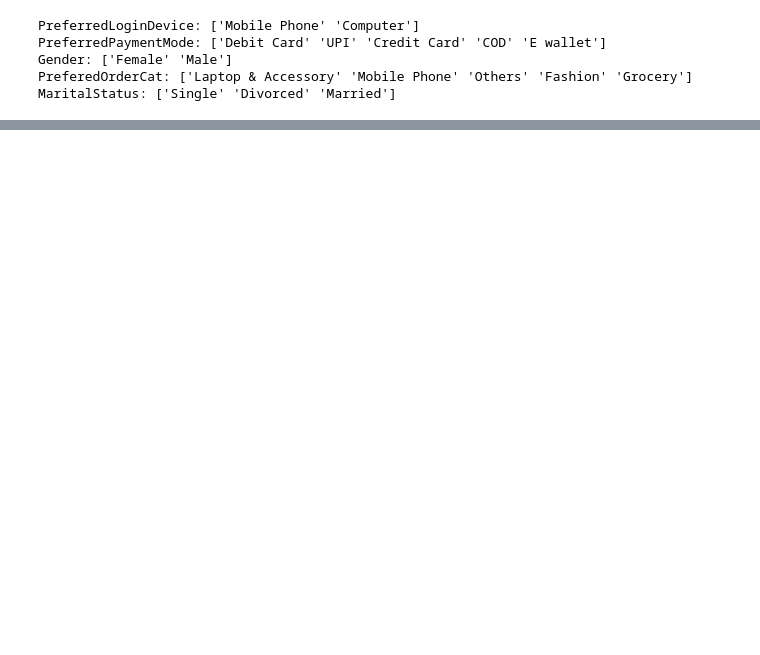
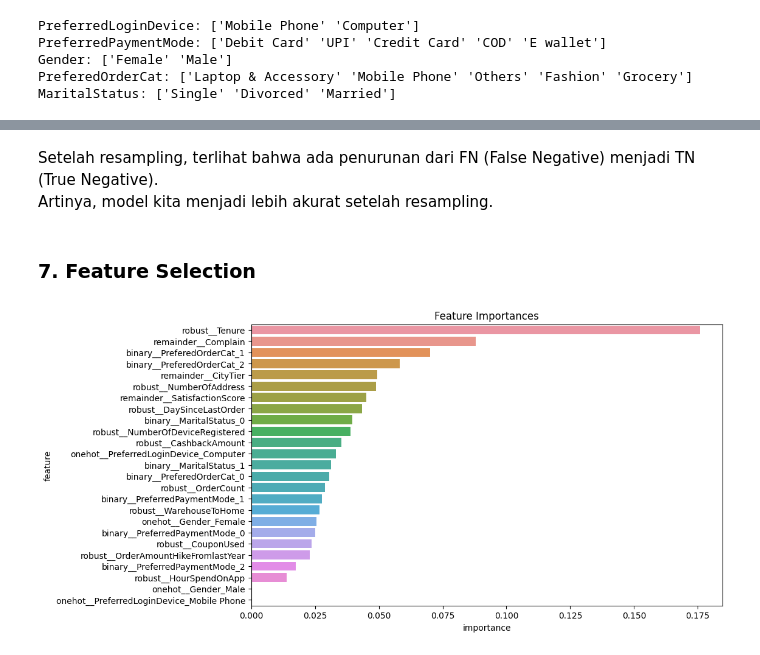
Before and after one commit to tasiamdln/E_Commerce_Churn_Analysis_ML, a Jupyter notebook: E_Commerce_Churn_Classification_and_Data_Analysis.ipynb, the cells around one changed output, grey strips where cells are left out. Cells and saved outputs as stored; diff of their text form; code cells hidden in the pictures; blank space fills up the shorter version.

```diff
--- a/E_Commerce_Churn_Classification_and_Data_Analysis.ipynb
+++ b/E_Commerce_Churn_Classification_and_Data_Analysis.ipynb
@@ -632,0 +715,9 @@ MaritalStatus: ['Single' 'Divorced' 'Married']
+# %%
+transformer = ColumnTransformer([
+    ('onehot', OneHotEncoder(), ['PreferredLoginDevice','Gender']),
+    ('binary', BinaryEncoder(), ['PreferredPaymentMode','PreferedOrderCat','MaritalStatus']),
+    ('robust', RobustScaler(), ['Tenure','WarehouseToHome','HourSpendOnApp','NumberOfDeviceRegistered',
+                                'NumberOfAddress','OrderAmountHikeFromlastYear','CouponUsed','OrderCount',
+                                'DaySinceLastOrder','CashbackAmount'])
+], remainder='passthrough')
+transformer
@@ -632,0 +1050,25 @@ MaritalStatus: ['Single' 'Divorced' 'Married']
+# %% [markdown]
+Setelah resampling, terlihat bahwa ada penurunan dari FN (False Negative) menjadi TN (True Negative).<br>
+Artinya, model kita menjadi lebih akurat setelah resampling. <br>
+# %% [markdown]
+### **7. Feature Selection**
+# %%
+# feature importances
+importances = model_oversample.named_steps['modeling'].feature_importances_
+
+# feature names
+transformer.fit(x_train)
+features = transformer.get_feature_names_out()
+
+# dataframe
+df_imp = pd.DataFrame({
+    'feature':features,
+    'importance':importances
+}).sort_values('importance', ascending=False)
+
+# visualisation
+plt.figure(figsize=(10,6))
+plt.title('Feature Importances')
+sns.barplot(data=df_imp, x='importance', y='feature');
+# %% [output]
+[figure, added]
```
Also changed, not shown: parts of 30 cells of this notebook.
